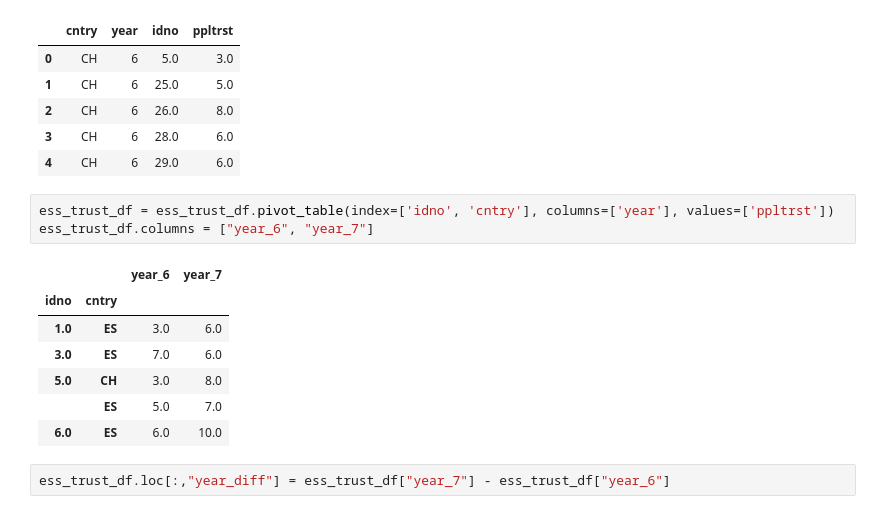
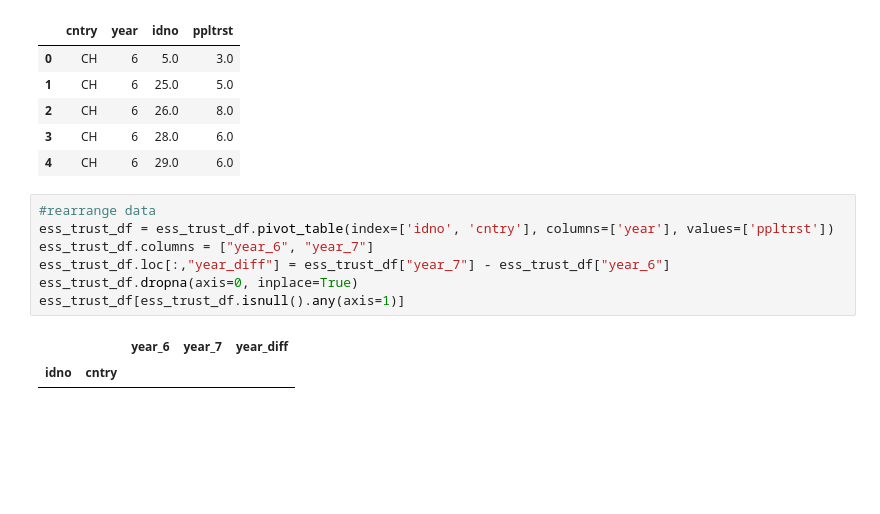
Before and after one commit to chrisoyer/thinkful_notes, a Jupyter notebook: other_topics/39_Challenge_what_test_to_use.ipynb, the cells around one changed output. Saved outputs shown, nothing was run; the diff lists cells and outputs as text; blank space fills up the shorter version.

```diff
--- a/other_topics/39_Challenge_what_test_to_use.ipynb
+++ b/other_topics/39_Challenge_what_test_to_use.ipynb
@@ -38,15 +44,12 @@ ess_trust_df.head()
 | 3 | CH | 6 | 28.0 | 6.0 |
 | 4 | CH | 6 | 29.0 | 6.0 |
 # %%
+#rearrange data
 ess_trust_df = ess_trust_df.pivot_table(index=['idno', 'cntry'], columns=['year'], values=['ppltrst'])
 ess_trust_df.columns = ["year_6", "year_7"]
+ess_trust_df.loc[:,"year_diff"] = ess_trust_df["year_7"] - ess_trust_df["year_6"]
+ess_trust_df.dropna(axis=0, inplace=True)
+ess_trust_df[ess_trust_df.isnull().any(axis=1)]
 # %% [output]
-|  |  | year_6 | year_7 |
-| idno | cntry |  |  |
-| 1.0 | ES | 3.0 | 6.0 |
-| 3.0 | ES | 7.0 | 6.0 |
-| 5.0 | CH | 3.0 | 8.0 |
-|  | ES | 5.0 | 7.0 |
-| 6.0 | ES | 6.0 | 10.0 |
+|  |  | year_6 | year_7 | year_diff |
+| idno | cntry |  |  |  |
-# %%
-ess_trust_df.loc[:,"year_diff"] = ess_trust_df["year_7"] - ess_trust_df["year_6"]
```
Also changed, not shown: parts of 32 cells of this notebook.
